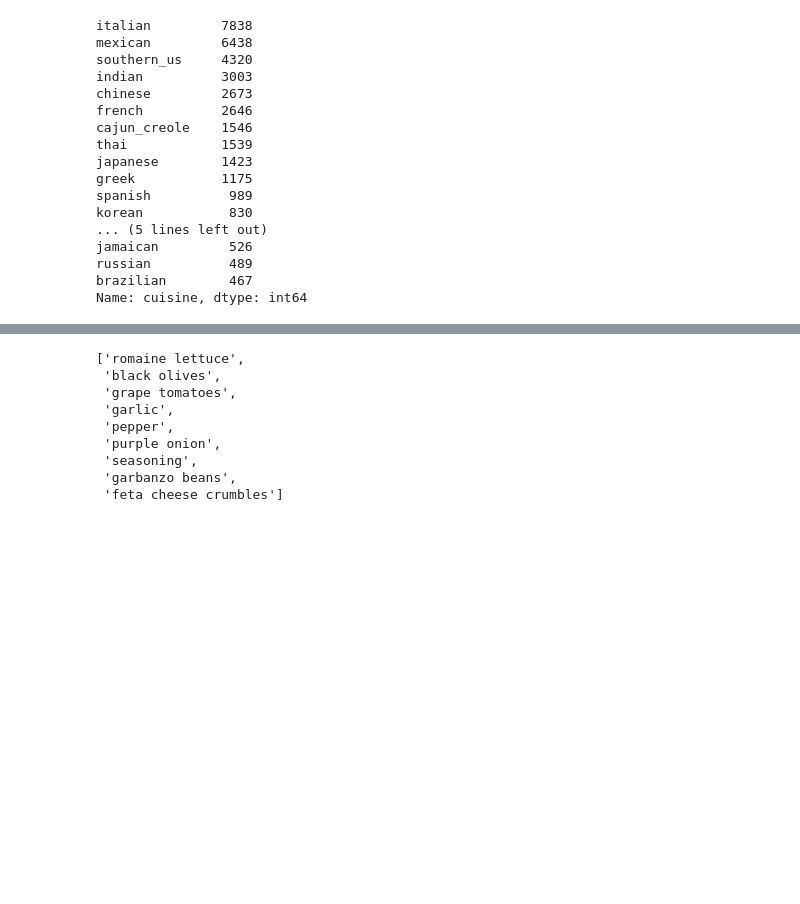
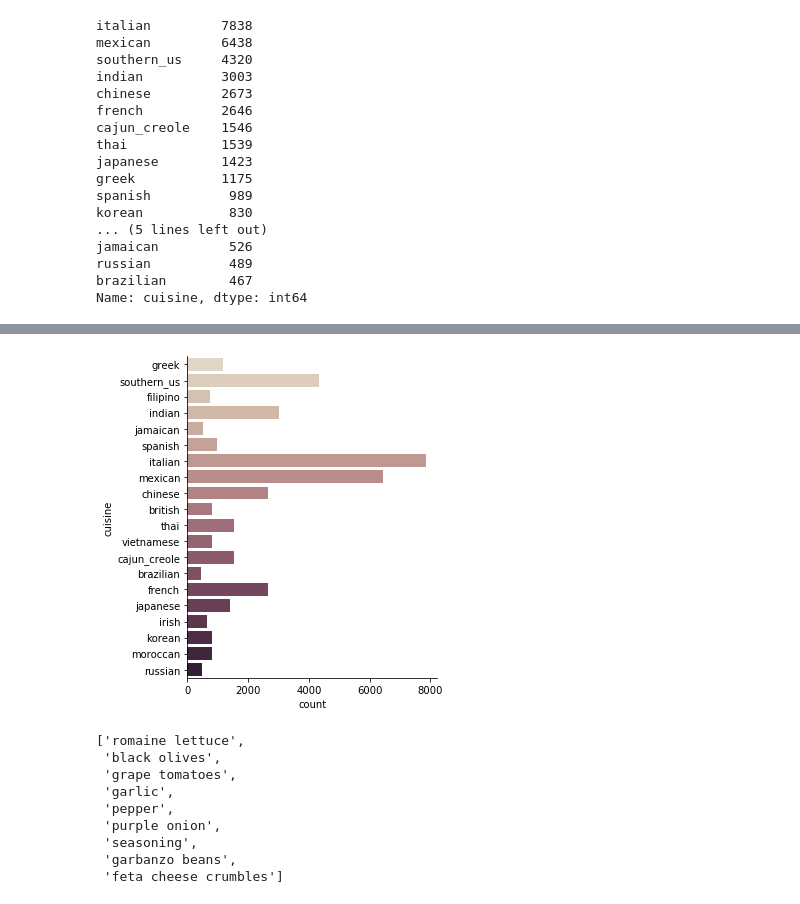
Before and after one commit to adibhandari/Recipe2Cuisine, a Jupyter notebook: data_processing.ipynb, the cells around one changed output, grey strips where cells are left out. Saved outputs shown, nothing was run; the diff lists cells and outputs as text; code cells hidden in the pictures; blank space fills up the shorter version.

Commit message:
data processing and modeling

```diff
--- a/data_processing.ipynb
+++ b/data_processing.ipynb
@@ -110,3 +153,7 @@ Name: cuisine, dtype: int64
+# %%
+sns.catplot(y="cuisine", kind="count", palette="ch:.25", data=recipies);
+# %% [output]
+[figure, added]
 # %%
 recipies['ingredients'][0]
 # %% [output]
```
Also changed, not shown: parts of 11 cells of this notebook, 3 other files.
